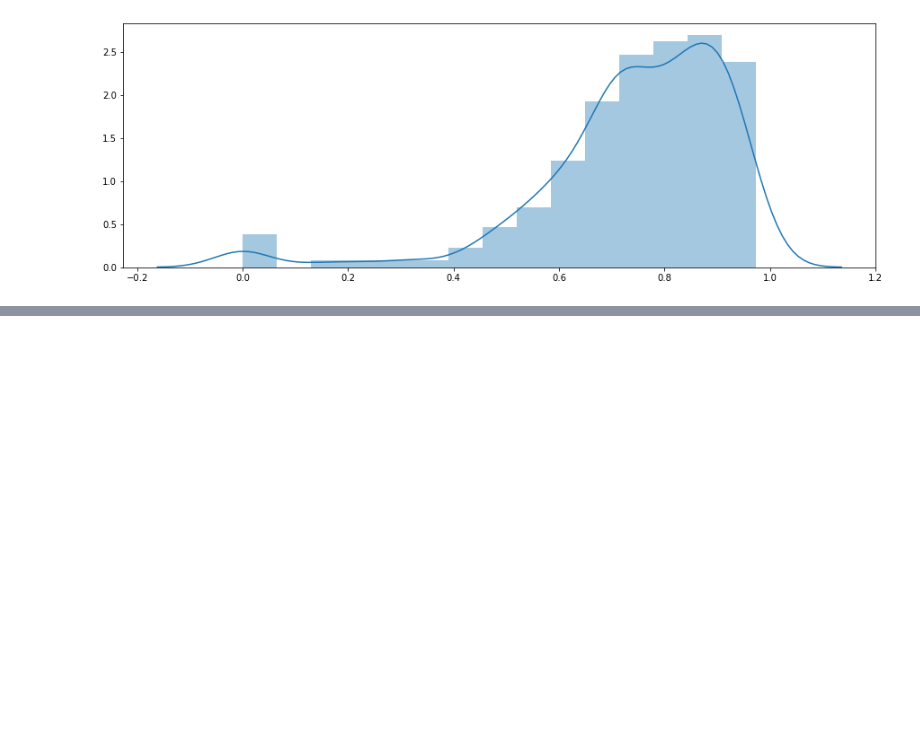
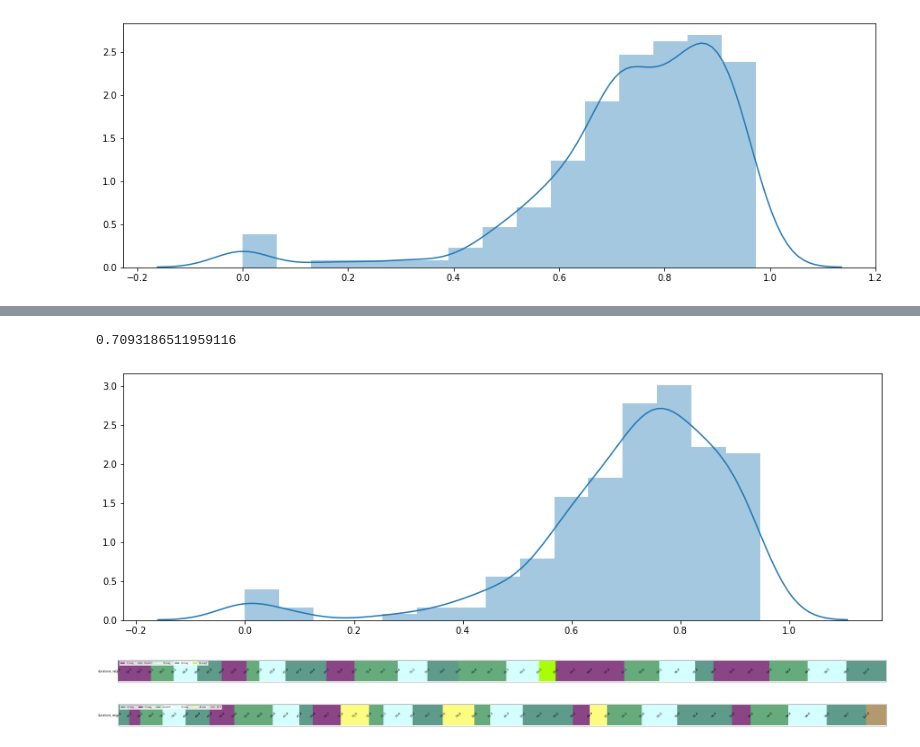
Before and after one commit to sungbohsun/b19, a Jupyter notebook: get_score.ipynb, the cells around one changed output, grey strips where cells are left out. Cells and saved outputs as stored; diff of their text form; code cells hidden in the pictures; blank space fills up the shorter version.

```diff
--- a/get_score.ipynb
+++ b/get_score.ipynb
@@ -35,2 +41,7 @@ get_sorce('ce200','idx_1')
+# %%
+get_sorce('ce200','idx_3')
+# %% [output]
+0.7093186511959116
+[figure, added]
 # %%
 import json
@@ -54,0 +156,5 @@ with open('test/score/'+est_name+'.json', 'w') as outfile:
+# %%
+pl('idx_0',3,50,100)
+# %% [output]
+[figure, added]
+[figure, added]
```
Also changed, not shown: parts of 5 cells of this notebook, 2 other files.
